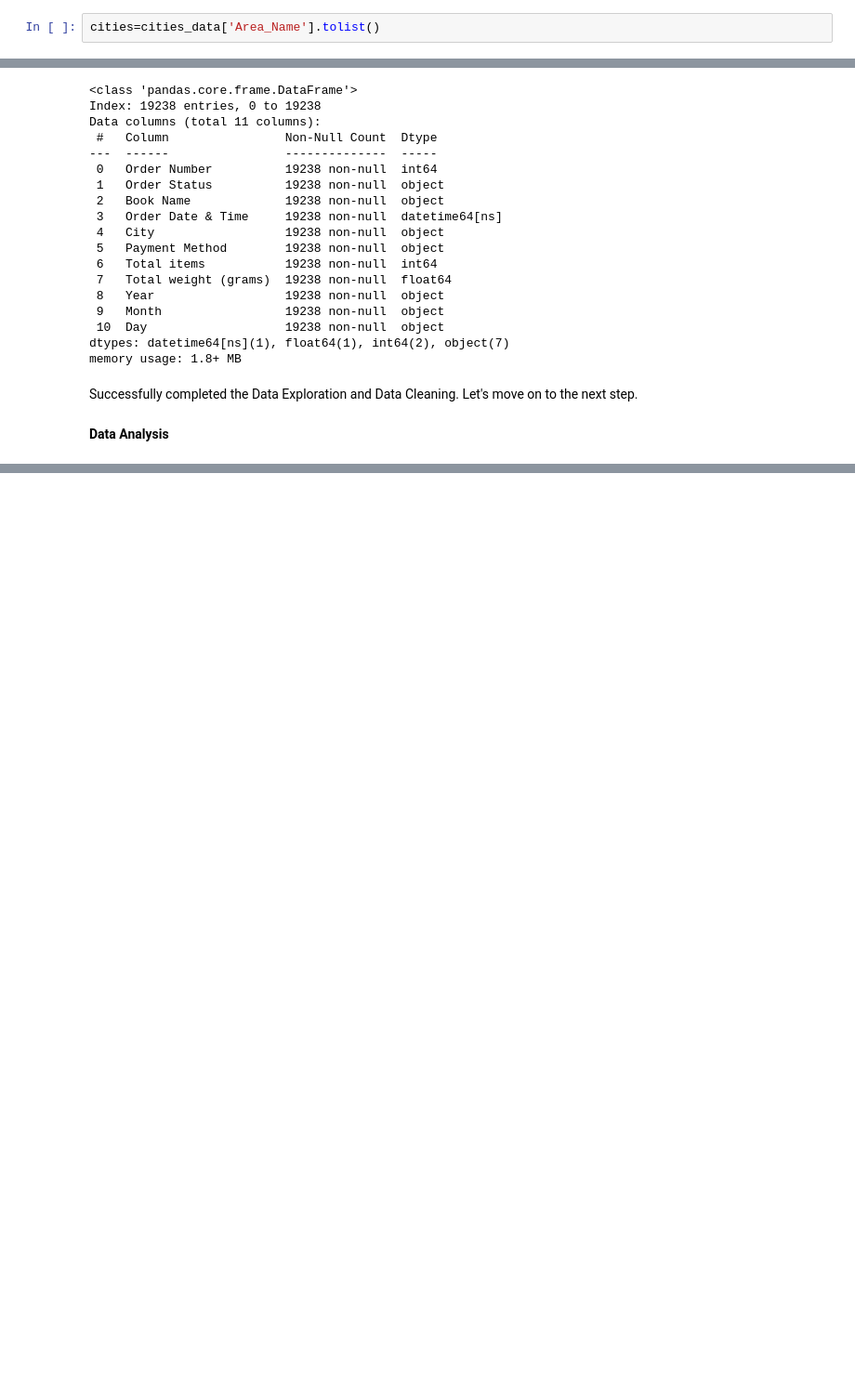
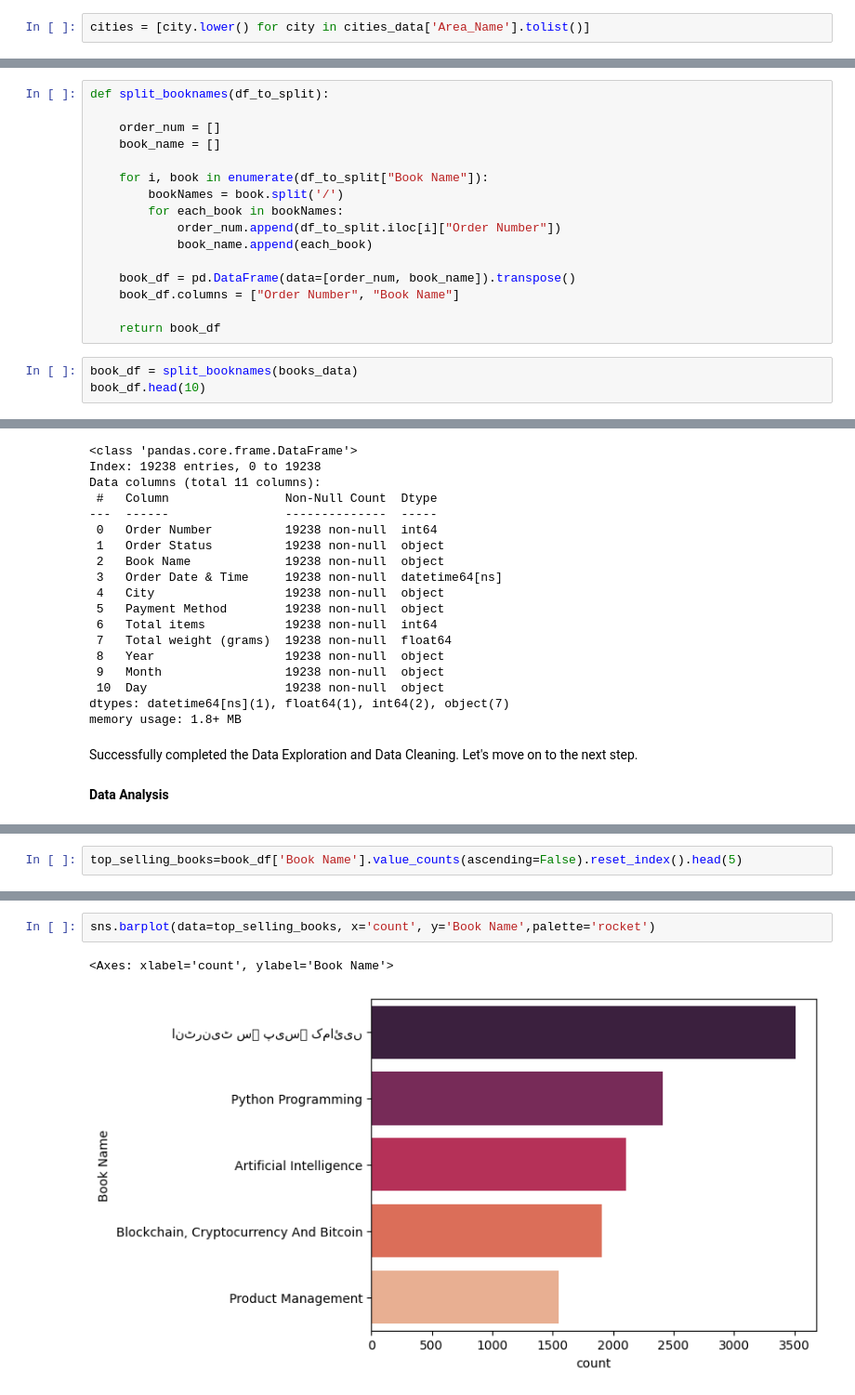
Before and after one commit to aitesamjaved26/EDA-Book-Sales, a Jupyter notebook: eda-book-sale.ipynb, the cells around one changed output, grey strips where cells are left out. Shown at 93% size. Saved outputs shown, nothing was run; the diff lists cells and outputs as text; blank space fills up the shorter version.

Commit message:
Data Analysis and Visualization version 1

```diff
--- a/eda-book-sale.ipynb
+++ b/eda-book-sale.ipynb
@@ -193,7 +197,7 @@ cities_data = pd.read_csv('/kaggle/input/pakistan-cities-and-postal-codes/Pakist
 # %%
 cities_data=cities_data.drop('Postal_code', axis=1)
 # %%
-cities=cities_data['Area_Name'].tolist()
+cities = [city.lower() for city in cities_data['Area_Name'].tolist()]
 # %%
 for city_in_df in books_data["City"]:
     str_list = city_in_df.lower().split()
@@ -248,3 +247,22 @@ books_data['Payment Method'].unique()
 array(['COD', 'EasyPaisa', 'JazzCash', 'BankTransfer'], dtype=object)
 # %%
 books_data['Book Name'].fillna('Unknown',inplace=True)
+# %%
+def split_booknames(df_to_split):
+
+    order_num = []
+    book_name = []
+
+    for i, book in enumerate(df_to_split["Book Name"]):
+        bookNames = book.split('/')
+        for each_book in bookNames:
+            order_num.append(df_to_split.iloc[i]["Order Number"])
+            book_name.append(each_book)
+
+    book_df = pd.DataFrame(data=[order_num, book_name]).transpose()
+    book_df.columns = ["Order Number", "Book Name"]
+
+    return book_df
+# %%
+book_df = split_booknames(books_data)
+book_df.head(10)
@@ -275,0 +310,2 @@ Successfully completed the Data Exploration and Data Cleaning. Let's move on to
+# %%
+top_selling_books=book_df['Book Name'].value_counts(ascending=False).reset_index().head(5)
@@ -275,0 +321,5 @@ Successfully completed the Data Exploration and Data Cleaning. Let's move on to
+# %%
+sns.barplot(data=top_selling_books, x='count', y='Book Name',palette='rocket')
+# %% [output]
+<Axes: xlabel='count', ylabel='Book Name'>
+[figure, added]
```
Also changed, not shown: parts of 31 cells of this notebook.
